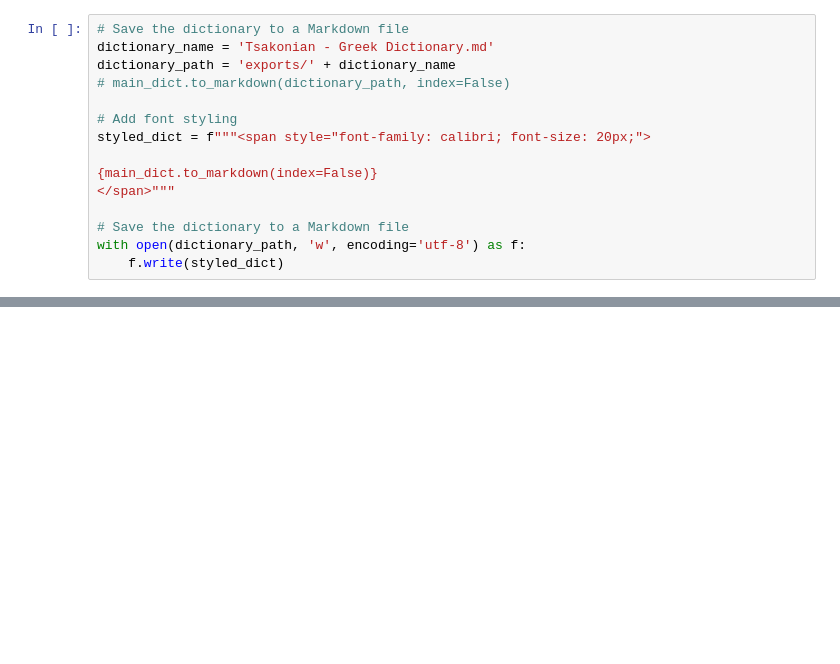
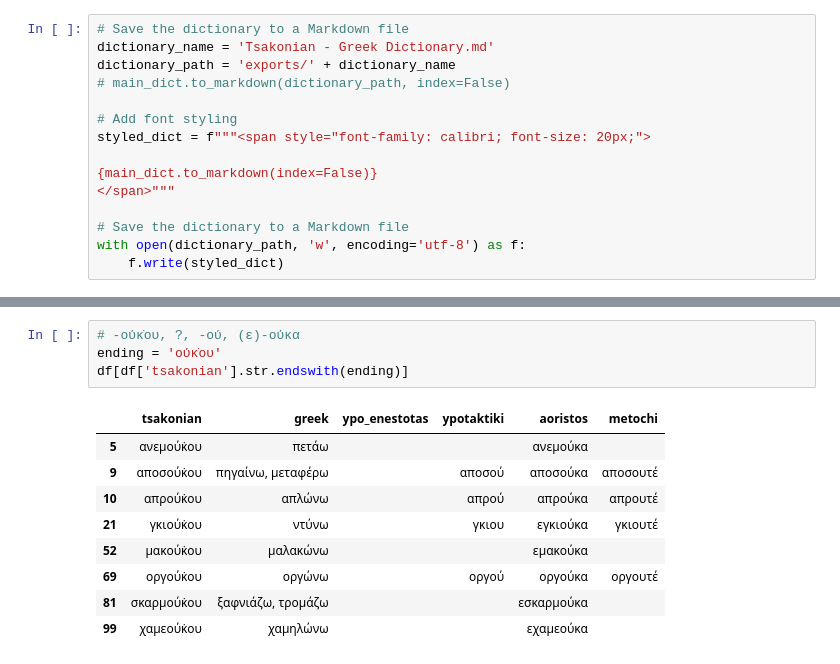
Before and after one commit to jgchaparro/TsakonianDB, a Jupyter notebook: TsakonianDB/tsakonian_db_compiler.ipynb, the cells around one changed output, grey strips where cells are left out. Cells and saved outputs as stored; diff of their text form; blank space fills up the shorter version.

```diff
--- a/TsakonianDB/tsakonian_db_compiler.ipynb
+++ b/TsakonianDB/tsakonian_db_compiler.ipynb
@@ -90,0 +115,14 @@ with open(dictionary_path, 'w', encoding='utf-8') as f:
+# %%
+# -ούκ̇ου, ?, -ού, (ε)-ούκα
+ending = 'ούκ̇ου'
+df[df['tsakonian'].str.endswith(ending)]
+# %% [output]
+|  | tsakonian | greek | ypo_enestotas | ypotaktiki | aoristos | metochi |
+| 5 | ανεμούκ̇ου | πετάω |  |  | ανεμούκα |  |
+| 9 | αποσούκ̇ου | πηγαίνω, μεταφέρω |  | αποσού | αποσούκα | αποσουτέ |
+| 10 | απρούκ̇ου | απλώνω |  | απρού | απρούκα | απρουτέ |
+| 21 | γκιούκ̇ου | ντύνω |  | γκιου | εγκιούκα | γκιουτέ |
+| 52 | μακούκ̇ου | μαλακώνω |  |  | εμακούκα |  |
+| 69 | οργούκ̇ου | οργώνω |  | οργού | οργούκα | οργουτέ |
+| 81 | σκαρμούκ̇ου | ξαφνιάζω, τρομάζω |  |  | εσκαρμούκα |  |
+| 99 | χαμεούκ̇ου | χαμηλώνω |  |  | εχαμεούκα |  |
```
Also changed, not shown: parts of 6 cells of this notebook, 7 other files.
